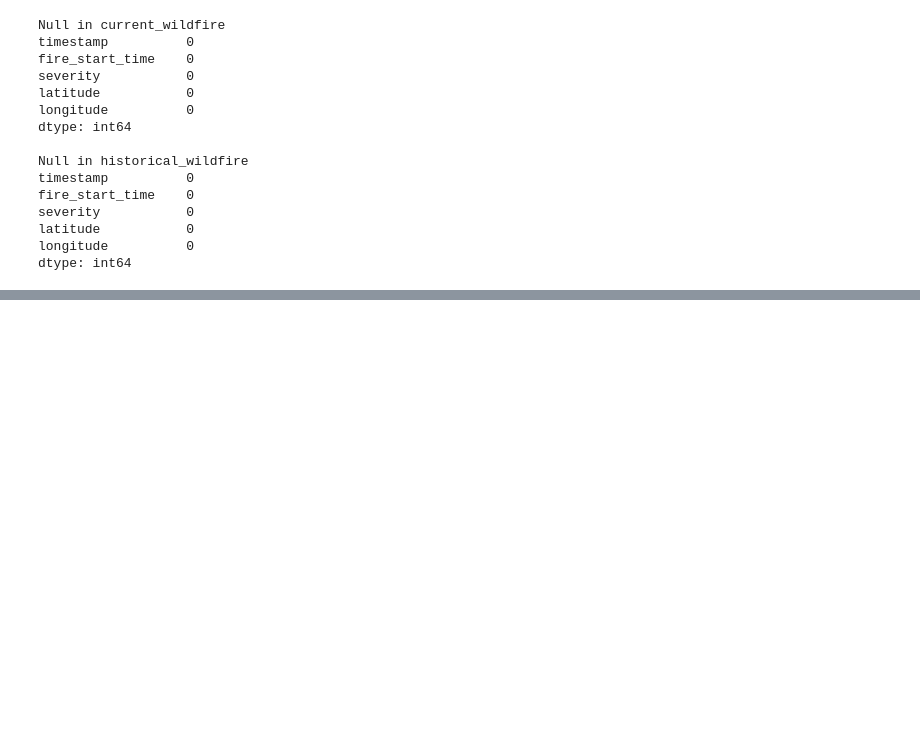
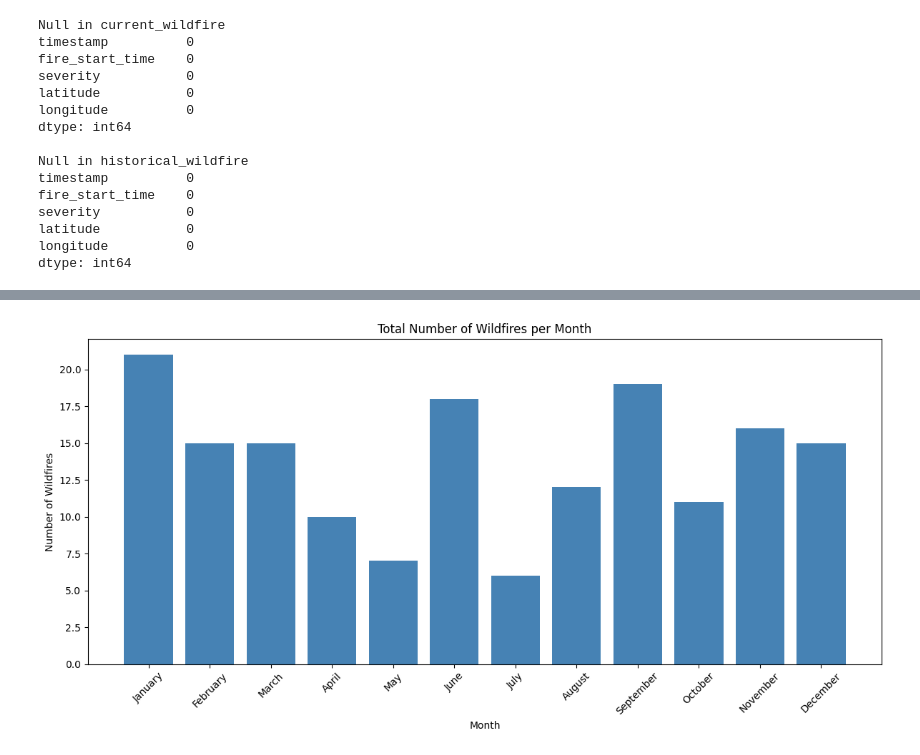
Before and after one commit to ParhamEsmaeily/SAP-CONUHACKS-IX, a Jupyter notebook: BackEnd/Part_1/preprocessData1.ipynb, the cells around one changed output, grey strips where cells are left out. Cells and saved outputs as stored; diff of their text form; code cells hidden in the pictures; blank space fills up the shorter version.

```diff
--- a/BackEnd/Part_1/preprocessData1.ipynb
+++ b/BackEnd/Part_1/preprocessData1.ipynb
@@ -171,0 +135,27 @@ plt.show()
+# %%
+# --- Total Number of Wildfires per Month ---
+
+# Combine historical and current wildfire datasets
+combined_wf = pd.concat([historical_wf_df, current_wf_df])
+
+# Extract the month (ignoring the year)
+combined_wf['month_only'] = combined_wf['timestamp'].dt.month
+combined_wf['timestamp'] = pd.to_datetime(combined_wf['timestamp'])
+
+# Group by month and count the total number of wildfires
+monthly_counts = combined_wf.groupby('month_only').size().reindex(range(1, 13), fill_value=0)
+
+# Convert month numbers to month names
+month_names = [calendar.month_name[i] for i in monthly_counts.index]
+
+# Plot the aggregated counts as a bar chart
+plt.figure(figsize=(12, 6))
+plt.bar(month_names, monthly_counts, color='steelblue')
+plt.xlabel('Month')
+plt.ylabel('Number of Wildfires')
+plt.title('Total Number of Wildfires per Month')
+plt.xticks(rotation=45)
+plt.tight_layout()
+plt.show()
+# %% [output]
+[figure, added]
```
Also changed, not shown: parts of 7 cells of this notebook, 2 other files.
